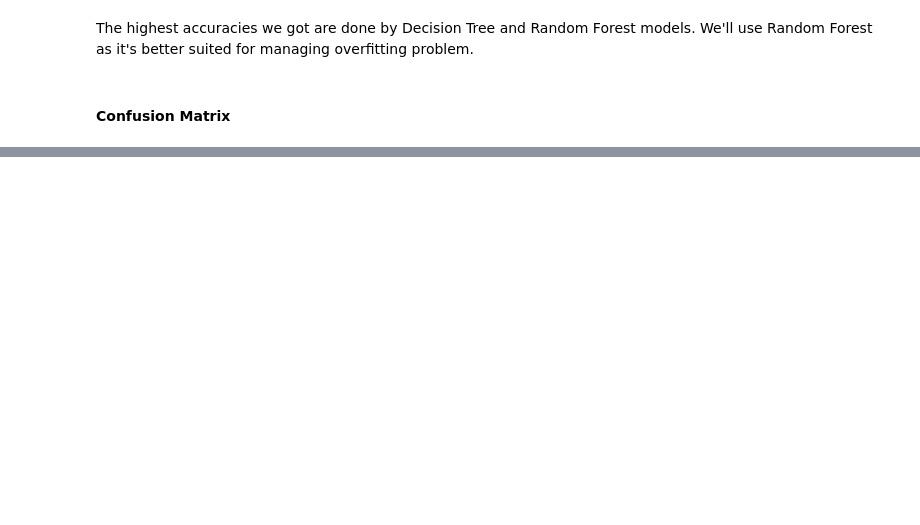
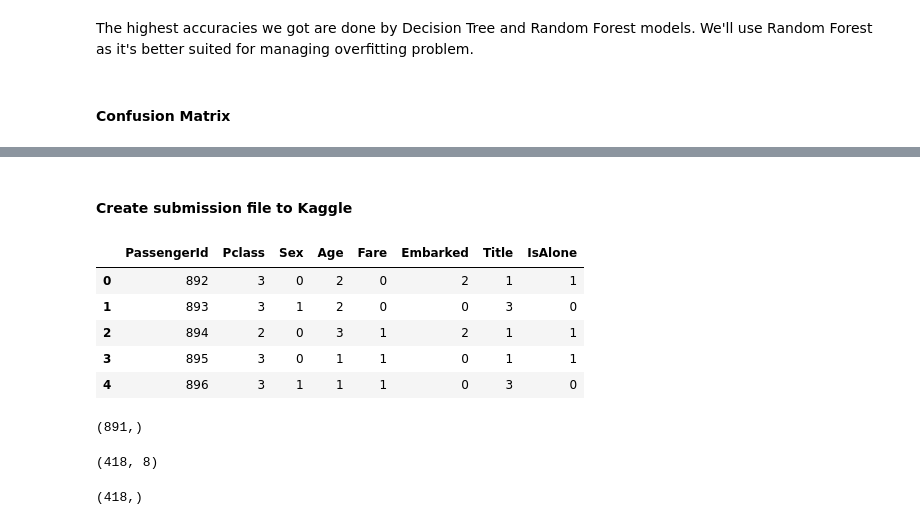
Before and after one commit to kudkapa59/Titanic, a Jupyter notebook: titanic.ipynb, the cells around one changed output, grey strips where cells are left out. Saved outputs shown, nothing was run; the diff lists cells and outputs as text; code cells hidden in the pictures; blank space fills up the shorter version.

```diff
--- a/titanic.ipynb
+++ b/titanic.ipynb
@@ -826,0 +827,19 @@ Confusion Matrix in percents
+# %% [markdown]
+#### Create submission file to Kaggle
+# %%
+test.head()
+# %% [output]
+|  | PassengerId | Pclass | Sex | Age | Fare | Embarked | Title | IsAlone |
+| 0 | 892 | 3 | 0 | 2 | 0 | 2 | 1 | 1 |
+| 1 | 893 | 3 | 1 | 2 | 0 | 0 | 3 | 0 |
+| 2 | 894 | 2 | 0 | 3 | 1 | 2 | 1 | 1 |
+| 3 | 895 | 3 | 0 | 1 | 1 | 0 | 1 | 1 |
+| 4 | 896 | 3 | 1 | 1 | 1 | 0 | 3 | 0 |
+# %%
+y_pred_log.shape
+# %% [output]
+(891,)
+# %%
+test.shape
+# %% [output]
+(418, 8)
@@ -826,0 +848,4 @@ Confusion Matrix in percents
+# %%
+y_pred.shape
+# %% [output]
+(418,)
```
Also changed, not shown: parts of 11 cells of this notebook, 1 other file.
